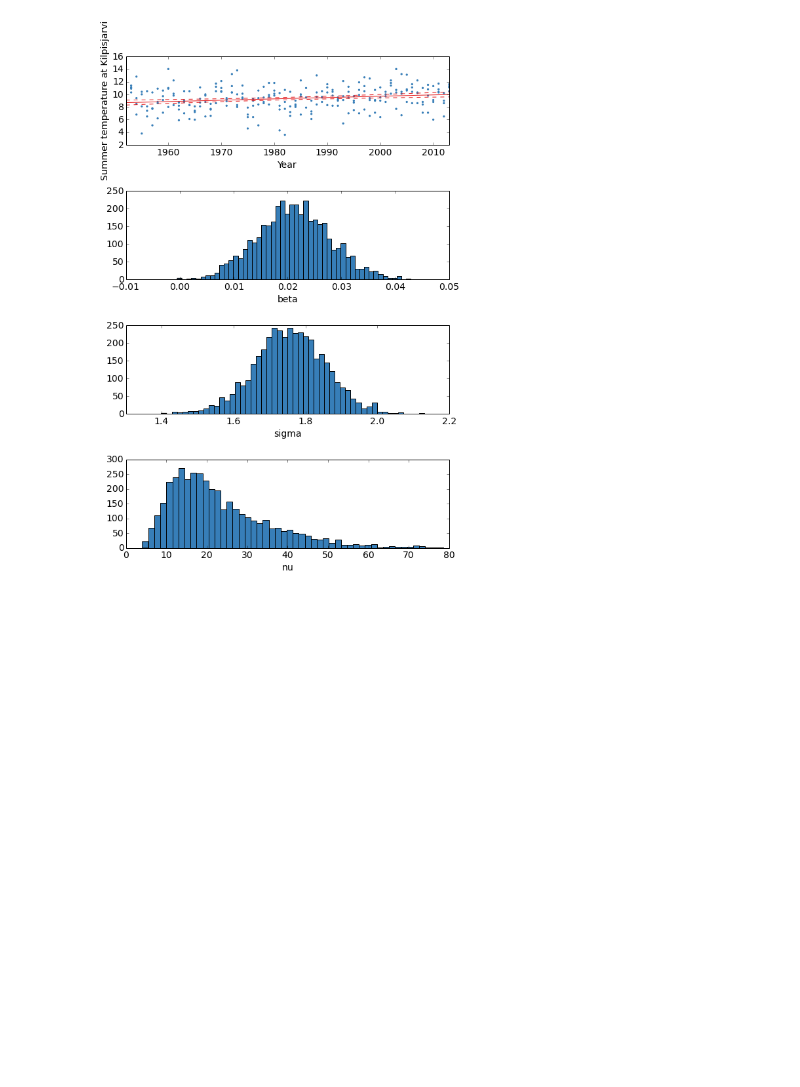
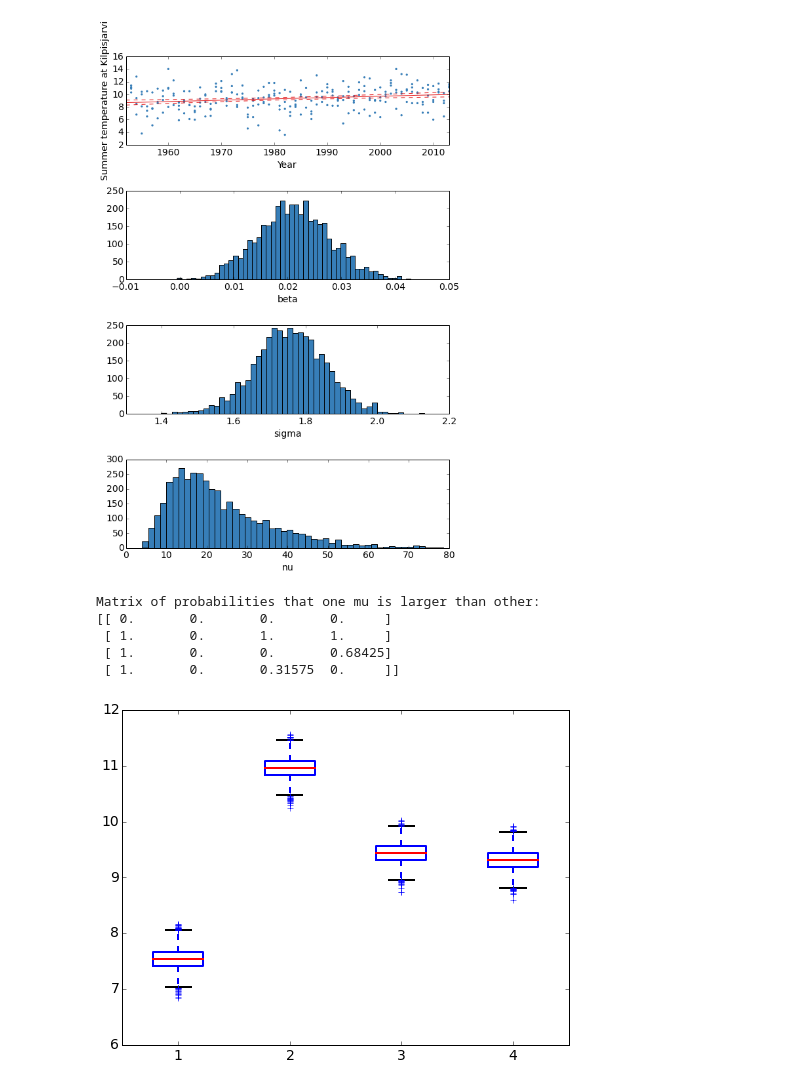
Before and after one commit to avehtari/BDA_py_demos, a Jupyter notebook: demos_pystan/pystan_demo.ipynb, the cells around one changed output. Saved outputs shown, nothing was run; the diff lists cells and outputs as text; code cells hidden in the pictures; blank space fills up the shorter version.

Commit message:
Add last pystan demo changes into the ipython file.

```diff
--- a/demos_pystan/pystan_demo.ipynb
+++ b/demos_pystan/pystan_demo.ipynb
@@ -414,4 +414,57 @@ plt.tight_layout();
 # %% [output]
 Pr(beta > 0) = 0.9995
 [figure]
+# %%
+# ==== Comparison of k groups with equal variances (ANOVA) =====================
+group_code = """
+data {
+    int<lower=0> N; // number of data points
+    int<lower=0> K; // number of groups
+    int<lower=1,upper=K> x[N]; // group indicator
+    vector[N] y; //
+}
+parameters {
+    vector[K] mu;    // group means
+    real sigma;      // common stds
+}
+model {
+    for (n in 1:N)
+      y[n] ~ normal(mu[x[n]], sigma);
+}
+"""
+# Data for Stan
+data_path = '../utilities_and_data/kilpisjarvi-summer-temp.csv'
+d = np.loadtxt(data_path, dtype=np.double, delimiter=';', skiprows=1)
+# Is there difference between different summer months?
+x = np.tile(np.arange(1,5), d.shape[0]) # summer months are numbered from 1 to 4
+y = d[:,1:5].ravel()
+N = len(x)
+data = dict(
+    N = N,
+    K = 4,  # 4 groups
+    x = x,  # group indicators
+    y = y   # observations
+)
+# Compile and fit the model
+fit = pystan.stan(model_code=group_code, data=data)
+
+# Analyse results
+mu = fit.extract(permuted=True)['mu']
+# Matrix of probabilities that one mu is larger than other
+ps = np.zeros((4,4))
+for k1 in range(4):
+    for k2 in range(k1+1,4):
+        ps[k1,k2] = np.mean(mu[:,k1]>mu[:,k2])
+        ps[k2,k1] = 1 - ps[k1,k2]
+print "Matrix of probabilities that one mu is larger than other:"
+print ps
+# Plot
+plt.boxplot(mu);
+# %% [output]
+Matrix of probabilities that one mu is larger than other:
+[[ 0.       0.       0.       0.     ]
+ [ 1.       0.       1.       1.     ]
+ [ 1.       0.       0.       0.68425]
+ [ 1.       0.       0.31575  0.     ]]
+[figure, added]
 # %%
```
Also changed, not shown: parts of 3 cells of this notebook.
